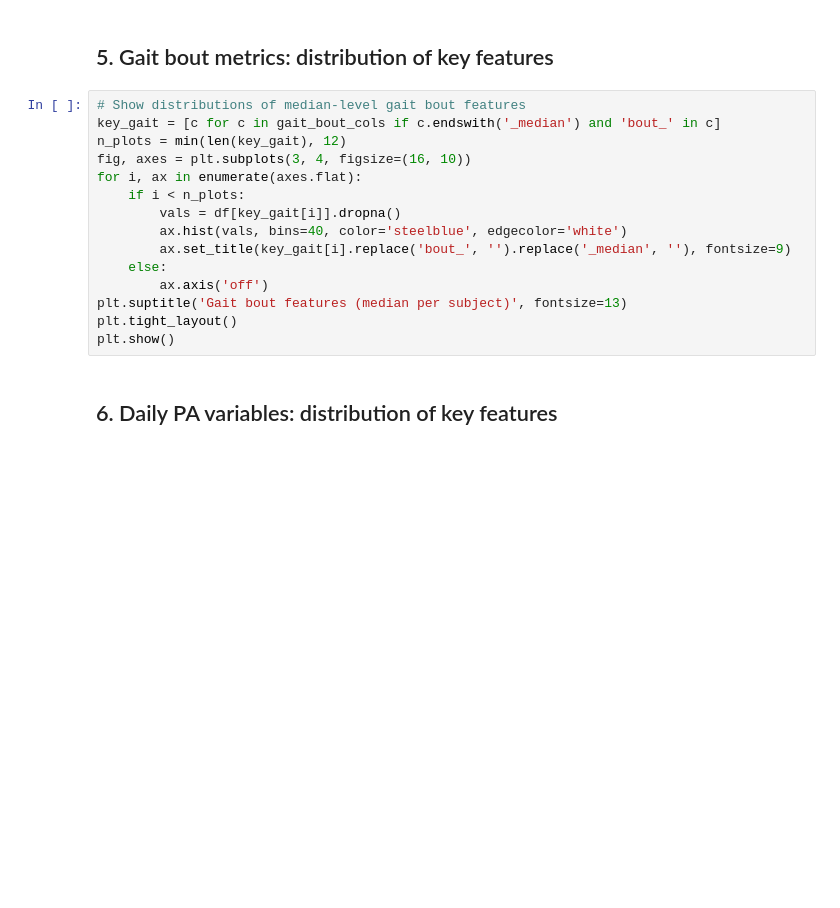
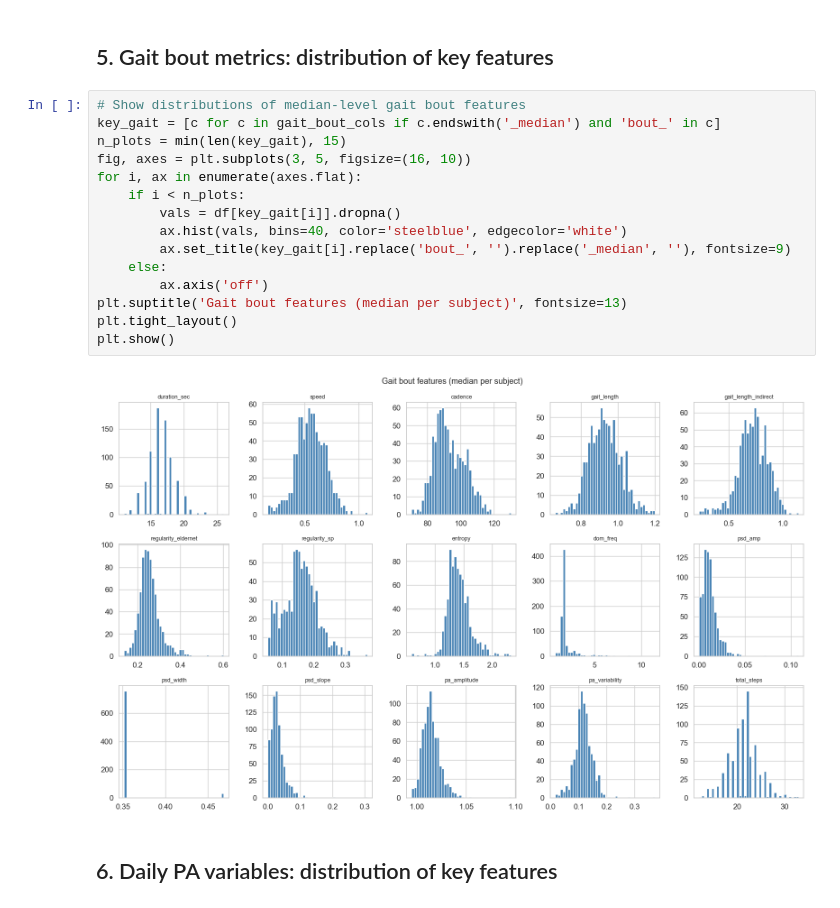
Before and after one commit to yonbrand/rush_pipeline, a Jupyter notebook: eda_gait_clinical.ipynb, the cells around one changed output. Drawn from its saved outputs; the diff is of its cells as text; blank space fills up the shorter version.

```diff
--- a/eda_gait_clinical.ipynb
+++ b/eda_gait_clinical.ipynb
@@ -164,18 +181,20 @@ plt.show()
 # %%
 # Show distributions of median-level gait bout features
 key_gait = [c for c in gait_bout_cols if c.endswith('_median') and 'bout_' in c]
-n_plots = min(len(key_gait), 12)
-fig, axes = plt.subplots(3, 4, figsize=(16, 10))
+n_plots = min(len(key_gait), 15)
+fig, axes = plt.subplots(3, 5, figsize=(16, 10))
 for i, ax in enumerate(axes.flat):
     if i < n_plots:
         vals = df[key_gait[i]].dropna()
         ax.hist(vals, bins=40, color='steelblue', edgecolor='white')
         ax.set_title(key_gait[i].replace('bout_', '').replace('_median', ''), fontsize=9)
     else:
         ax.axis('off')
 plt.suptitle('Gait bout features (median per subject)', fontsize=13)
 plt.tight_layout()
 plt.show()
+# %% [output]
+[figure, added]
 # %% [markdown]
 ## 6. Daily PA variables: distribution of key features
 # %%
```
Also changed, not shown: parts of 22 cells of this notebook.
